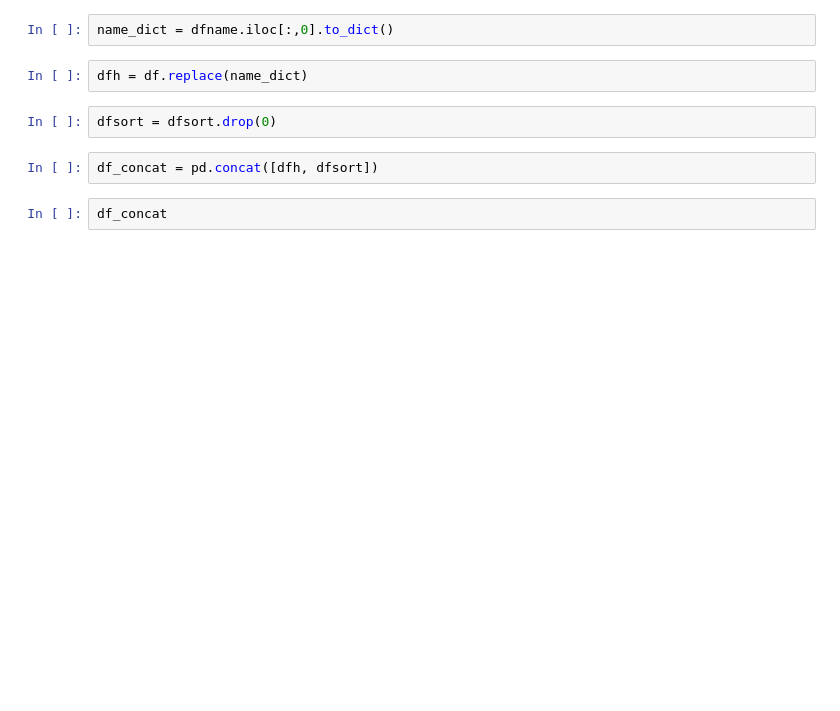
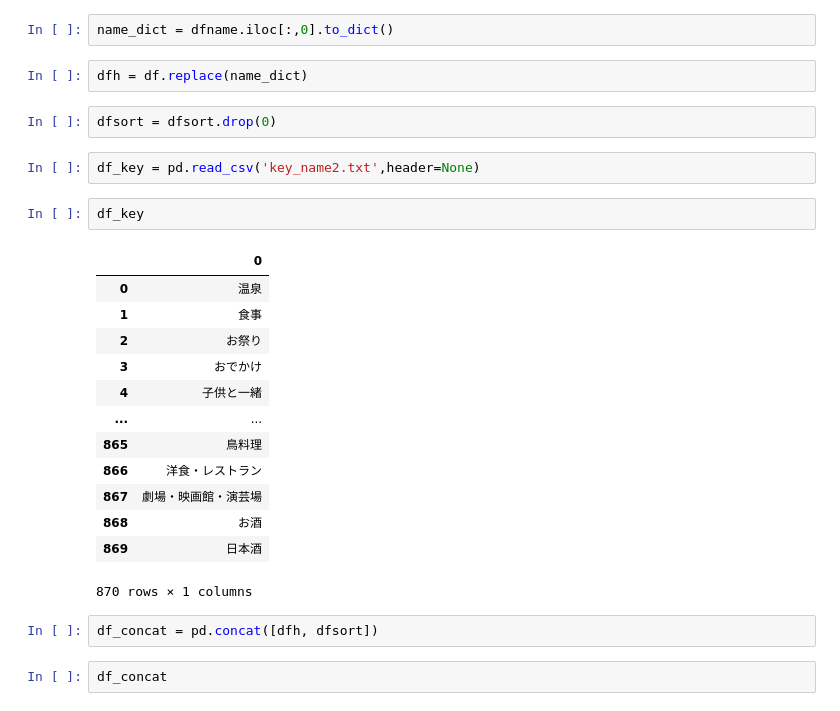
Before and after one commit to HisakaKoji/bert-japanese, a Jupyter notebook: notebook/キーワードとのマッチング.ipynb, the cells around one changed output. Cells and saved outputs as stored; diff of their text form; blank space fills up the shorter version.

```diff
--- a/notebook/キーワードとのマッチング.ipynb
+++ b/notebook/キーワードとのマッチング.ipynb
@@ -297,6 +313,24 @@ name_dict = dfname.iloc[:,0].to_dict()
 dfh = df.replace(name_dict)
 # %%
 dfsort = dfsort.drop(0)
+# %%
+df_key = pd.read_csv('key_name2.txt',header=None)
+# %%
+df_key
+# %% [output]
+|  | 0 |
+| 0 | 温泉 |
+| 1 | 食事 |
+| 2 | お祭り |
+| 3 | おでかけ |
+| 4 | 子供と一緒 |
+| ... | ... |
+| 865 | 鳥料理 |
+| 866 | 洋食・レストラン |
+| 867 | 劇場・映画館・演芸場 |
+| 868 | お酒 |
+| 869 | 日本酒 |
+870 rows × 1 columns
 # %%
 df_concat = pd.concat([dfh, dfsort])
 # %%
```
Also changed, not shown: parts of 29 cells of this notebook.
